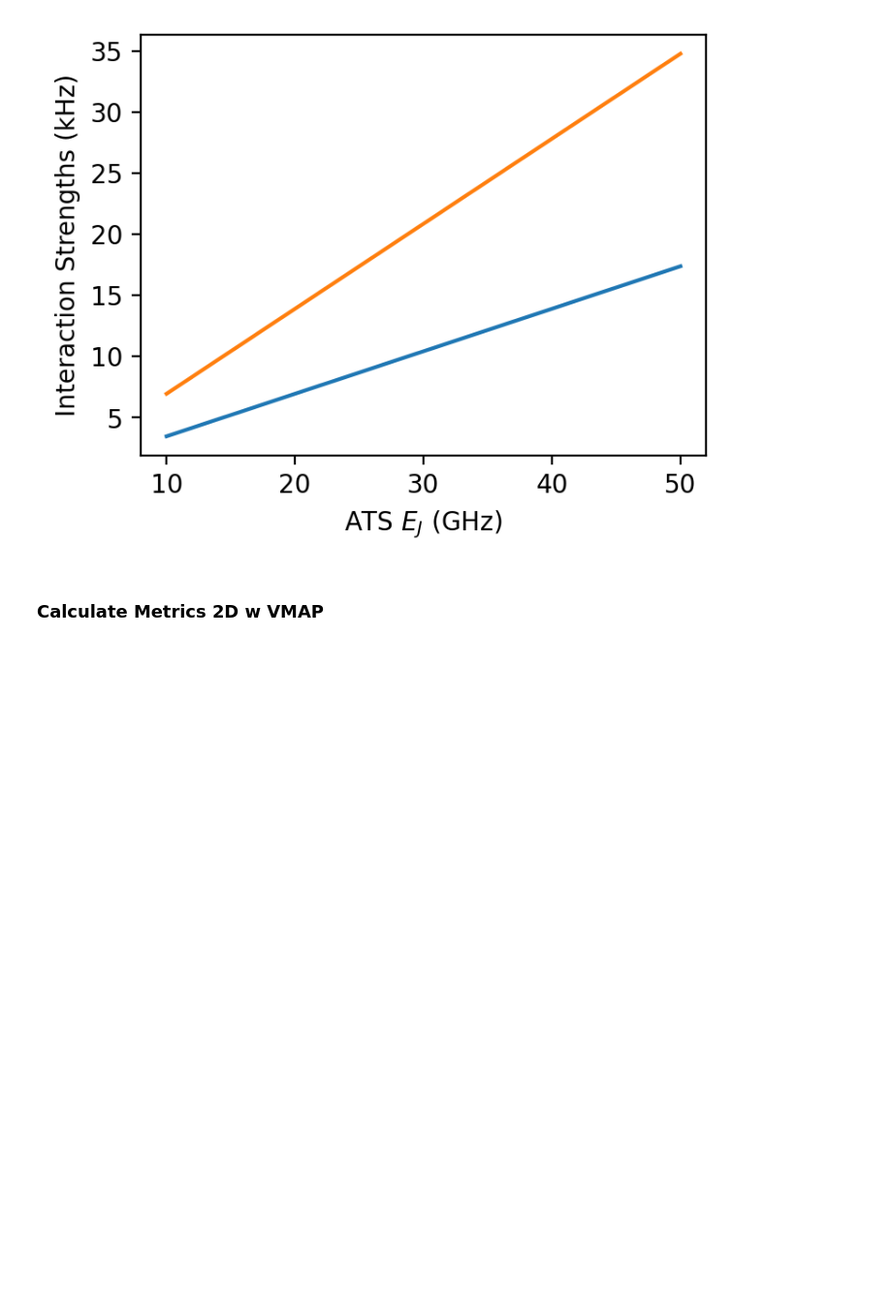
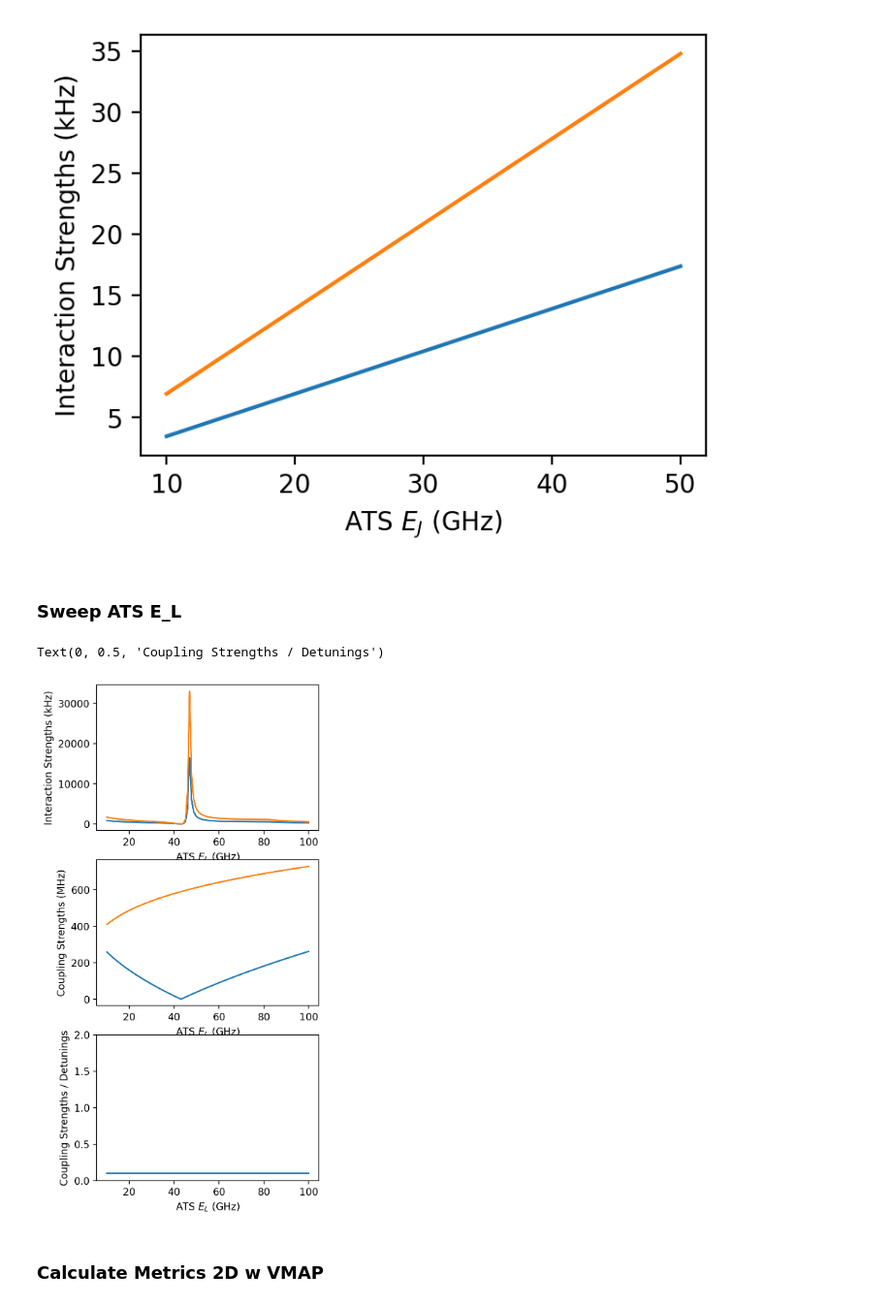
Before and after one commit to EQuS/qcsys, a Jupyter notebook: tutorials/ats-coupler/0-resonator-ats-resonator.ipynb, the cells around one changed output. Shown at 97% size. Cells and saved outputs as stored; diff of their text form; code cells hidden in the pictures; blank space fills up the shorter version.

```diff
--- a/tutorials/ats-coupler/0-resonator-ats-resonator.ipynb
+++ b/tutorials/ats-coupler/0-resonator-ats-resonator.ipynb
@@ -168,3 +180,5 @@ ax.set_ylabel("Interaction Strengths (kHz)")
 # %% [output]
 Text(0, 0.5, 'Interaction Strengths (kHz)')
 [figure]
+# %% [markdown]
+### Sweep ATS E_L
@@ -171,3 +232,30 @@ Text(0, 0.5, 'Interaction Strengths (kHz)')
+# %%
+El = jnp.linspace(10,100, 101)
+metrics = sweep_vmap_function(El)
+# %%
+fig, axs = plt.subplots(3,1, dpi=200, figsize=(4,9))
+
+ax = axs[0]
+ax.plot(El, jnp.abs(metrics["g_3"]*1e6), label="$g_3$")
+ax.plot(El, jnp.abs(metrics["g_cd"]*1e6), label="$g_{cd}$")
+ax.set_xlabel("ATS $E_L$ (GHz)")
+ax.set_ylabel("Interaction Strengths (kHz)")
+
+ax = axs[1]
+ax.plot(El, metrics["g_ac"]*1e3, label="$g_{ac}$")
+ax.plot(El, metrics["g_cb"]*1e3, label="$g_{ac}$")
+ax.set_xlabel("ATS $E_L$ (GHz)")
+ax.set_ylabel("Coupling Strengths (MHz)")
+
+ax = axs[2]
+ax.plot(El, metrics["g_ac"]/metrics["Δ_ac"], label="$g_{ac}$")
+ax.plot(El, metrics["g_cb"]/metrics["Δ_cb"], label="$g_{ac}$")
+ax.set_ylim(0,2)
+ax.set_xlabel("ATS $E_L$ (GHz)")
+ax.set_ylabel("Coupling Strengths / Detunings")
+# %% [output]
+Text(0, 0.5, 'Coupling Strengths / Detunings')
+[figure, added]
 # %% [markdown]
 ### Calculate Metrics 2D w VMAP
 # %%
```
Also changed, not shown: parts of 5 cells of this notebook, 1 other file.
